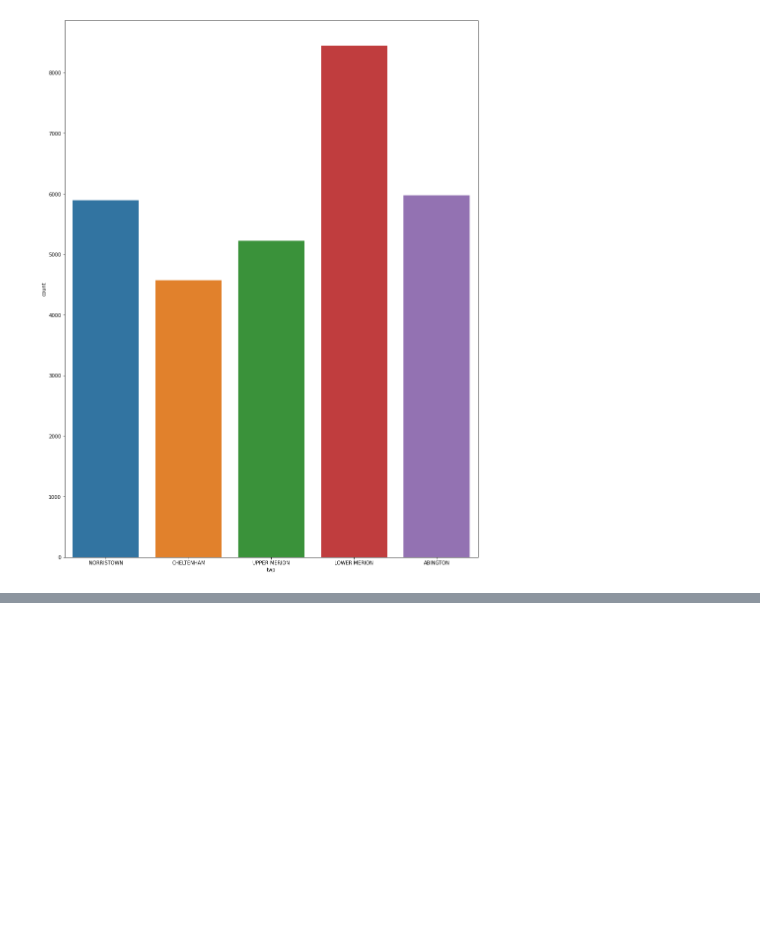
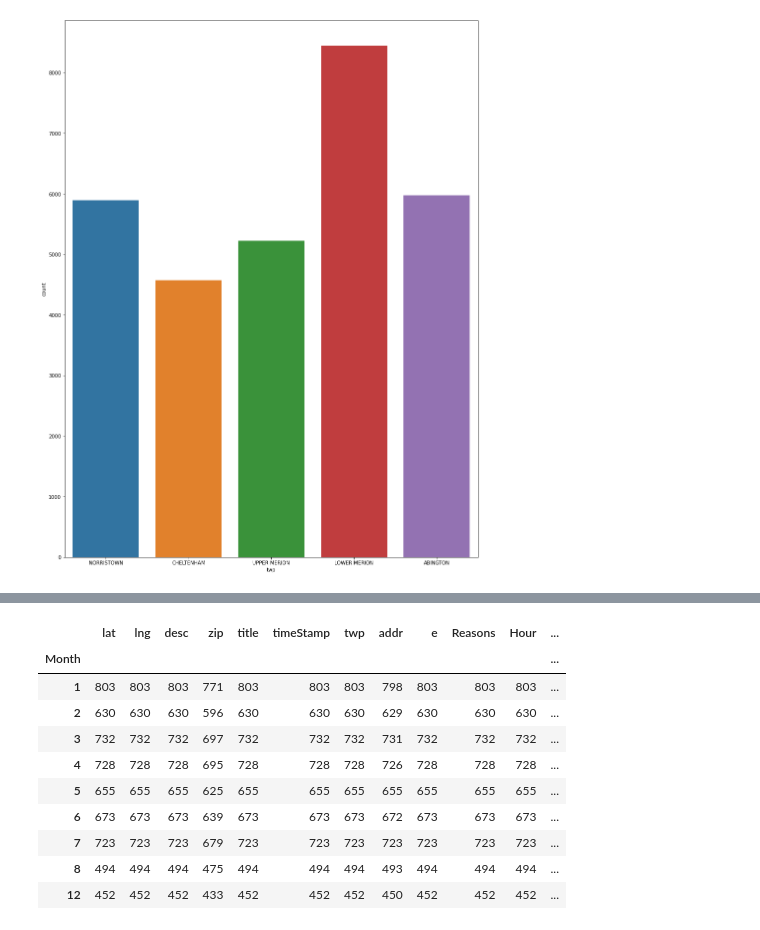
Before and after one commit to makncheese69420/911-Capstone-Project, a Jupyter notebook: Data Visualization Presentation.ipynb, the cells around one changed output, grey strips where cells are left out. Saved outputs shown, nothing was run; the diff lists cells and outputs as text; code cells hidden in the pictures; blank space fills up the shorter version.

```diff
--- a/Data Visualization Presentation.ipynb
+++ b/Data Visualization Presentation.ipynb
@@ -151,0 +182,15 @@ sns.countplot(x = 'twp', data = towns_with_greatest_police_calls, ax = ax)
+# %%
+byMonth = police_calls_in_norristown.groupby(by='Month').count()
+byMonth
+# %% [output]
+|  | lat | lng | desc | zip | title | timeStamp | twp | addr | e | Reasons | Hour | ... |
+| Month |  |  |  |  |  |  |  |  |  |  |  | ... |
+| 1 | 803 | 803 | 803 | 771 | 803 | 803 | 803 | 798 | 803 | 803 | 803 | ... |
+| 2 | 630 | 630 | 630 | 596 | 630 | 630 | 630 | 629 | 630 | 630 | 630 | ... |
+| 3 | 732 | 732 | 732 | 697 | 732 | 732 | 732 | 731 | 732 | 732 | 732 | ... |
+| 4 | 728 | 728 | 728 | 695 | 728 | 728 | 728 | 726 | 728 | 728 | 728 | ... |
+| 5 | 655 | 655 | 655 | 625 | 655 | 655 | 655 | 655 | 655 | 655 | 655 | ... |
+| 6 | 673 | 673 | 673 | 639 | 673 | 673 | 673 | 672 | 673 | 673 | 673 | ... |
+| 7 | 723 | 723 | 723 | 679 | 723 | 723 | 723 | 723 | 723 | 723 | 723 | ... |
+| 8 | 494 | 494 | 494 | 475 | 494 | 494 | 494 | 493 | 494 | 494 | 494 | ... |
+| 12 | 452 | 452 | 452 | 433 | 452 | 452 | 452 | 450 | 452 | 452 | 452 | ... |
```
Also changed, not shown: parts of 6 cells of this notebook.
